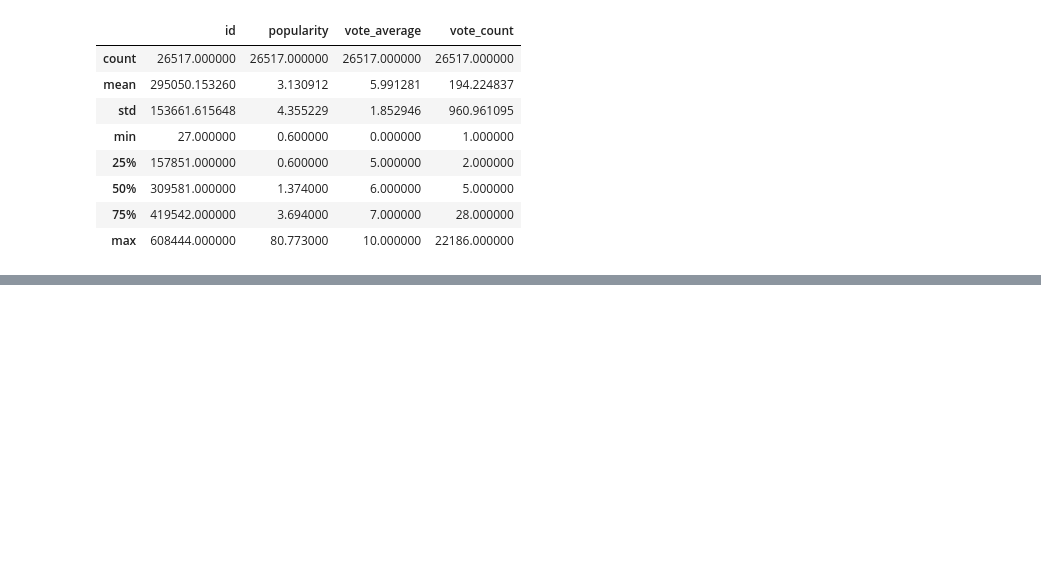
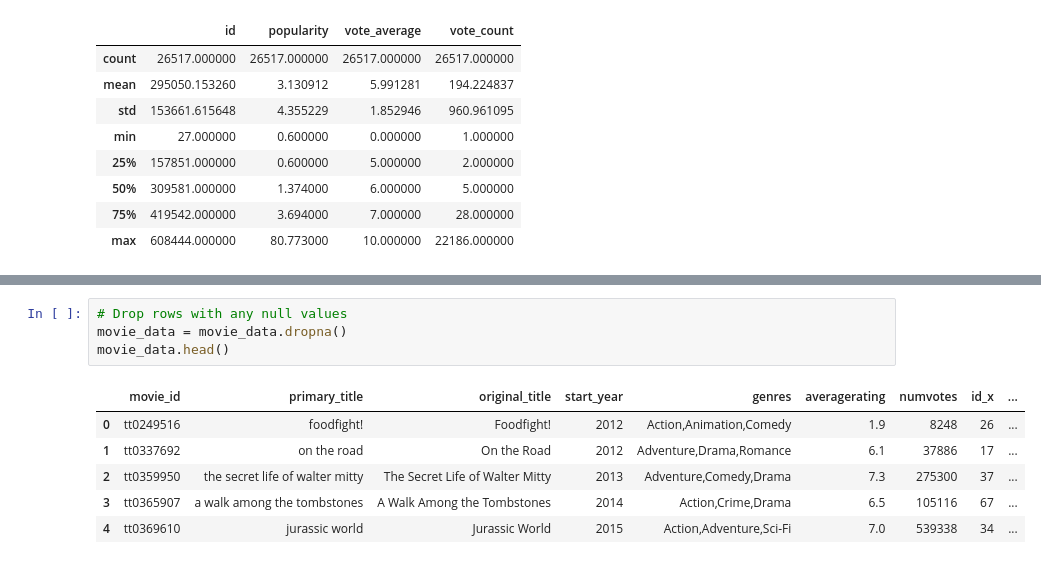
Before and after one commit to Audrey-coder/Phase-2-Project-Group-7, a Jupyter notebook: index.ipynb, the cells around one changed output, grey strips where cells are left out. Drawn from its saved outputs; the diff is of its cells as text; blank space fills up the shorter version.

```diff
--- a/index.ipynb
+++ b/index.ipynb
@@ -349,0 +397,11 @@ movies.describe()
+# %%
+# Drop rows with any null values
+movie_data = movie_data.dropna()
+movie_data.head()
+# %% [output]
+|  | movie_id | primary_title | original_title | start_year | genres | averagerating | numvotes | id_x | ... |
+| 0 | tt0249516 | foodfight! | Foodfight! | 2012 | Action,Animation,Comedy | 1.9 | 8248 | 26 | ... |
+| 1 | tt0337692 | on the road | On the Road | 2012 | Adventure,Drama,Romance | 6.1 | 37886 | 17 | ... |
+| 2 | tt0359950 | the secret life of walter mitty | The Secret Life of Walter Mitty | 2013 | Adventure,Comedy,Drama | 7.3 | 275300 | 37 | ... |
+| 3 | tt0365907 | a walk among the tombstones | A Walk Among the Tombstones | 2014 | Action,Crime,Drama | 6.5 | 105116 | 67 | ... |
+| 4 | tt0369610 | jurassic world | Jurassic World | 2015 | Action,Adventure,Sci-Fi | 7.0 | 539338 | 34 | ... |
```
Also changed, not shown: parts of 8 cells of this notebook.
